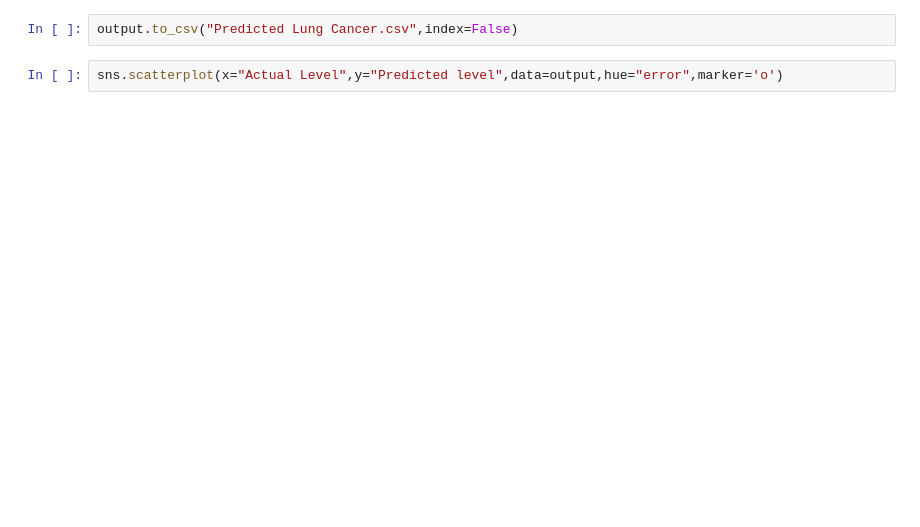
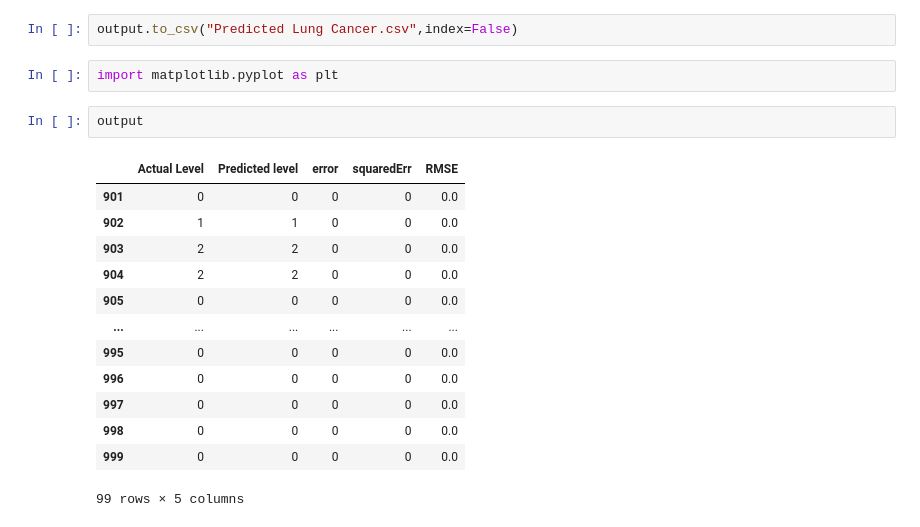
Before and after one commit to pop-o/PythonML, a Jupyter notebook: Regression/Lung_Cancer_Prediction/LungCancerPrediction.ipynb, the cells around one changed output. Cells and saved outputs as stored; diff of their text form; blank space fills up the shorter version.

```diff
--- a/Regression/Lung_Cancer_Prediction/LungCancerPrediction.ipynb
+++ b/Regression/Lung_Cancer_Prediction/LungCancerPrediction.ipynb
@@ -197,4 +211,20 @@ KeyError: "['Accuracy'] not found in axis"
 # %%
 output.to_csv("Predicted Lung Cancer.csv",index=False)
-# %%
-sns.scatterplot(x="Actual Level",y="Predicted level",data=output,hue="error",marker='o')
+# %%
+import matplotlib.pyplot as plt
+# %%
+output
+# %% [output]
+|  | Actual Level | Predicted level | error | squaredErr | RMSE |
+| 901 | 0 | 0 | 0 | 0 | 0.0 |
+| 902 | 1 | 1 | 0 | 0 | 0.0 |
+| 903 | 2 | 2 | 0 | 0 | 0.0 |
+| 904 | 2 | 2 | 0 | 0 | 0.0 |
+| 905 | 0 | 0 | 0 | 0 | 0.0 |
+| ... | ... | ... | ... | ... | ... |
+| 995 | 0 | 0 | 0 | 0 | 0.0 |
+| 996 | 0 | 0 | 0 | 0 | 0.0 |
+| 997 | 0 | 0 | 0 | 0 | 0.0 |
+| 998 | 0 | 0 | 0 | 0 | 0.0 |
+| 999 | 0 | 0 | 0 | 0 | 0.0 |
+99 rows × 5 columns
```
Also changed, not shown: parts of 14 cells of this notebook, 16 other files.
